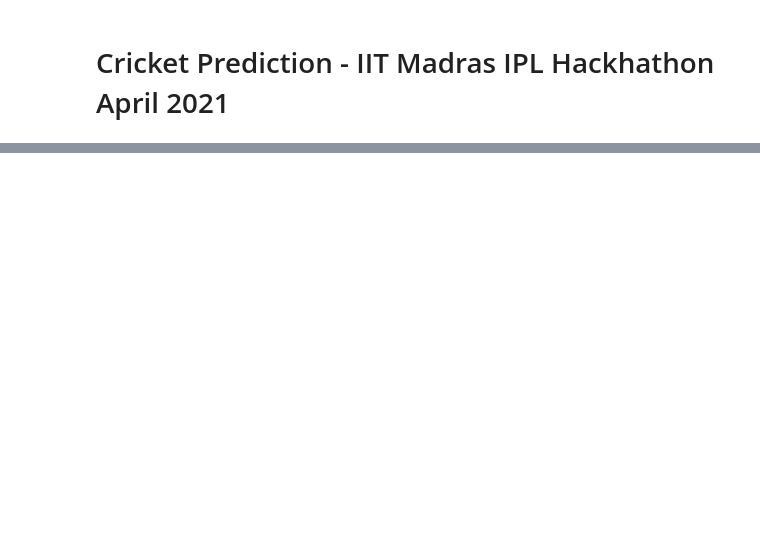
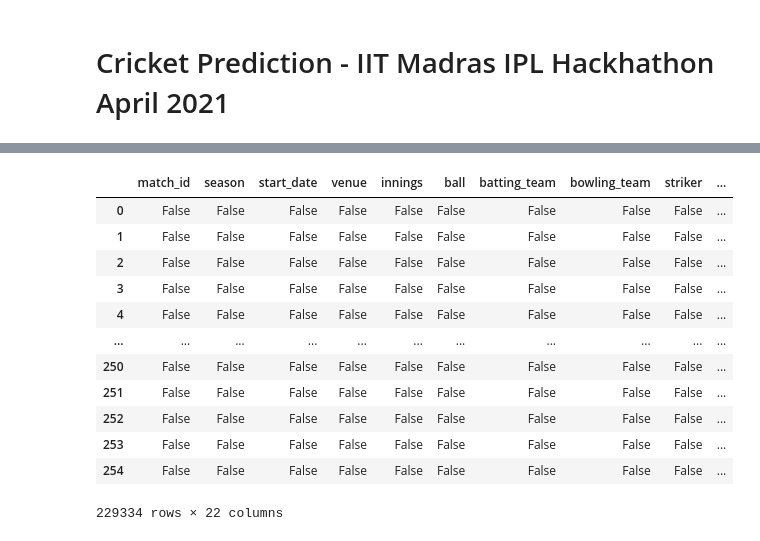
Before and after one commit to praveenraghuvanshi1512/cricket-analytics-and-predictions, a Jupyter notebook: iit-m-hackhathon/cricket-prediction.ipynb, the cells around one changed output, grey strips where cells are left out. Drawn from its saved outputs; the diff is of its cells as text; code cells hidden in the pictures; blank space fills up the shorter version.

```diff
--- a/iit-m-hackhathon/cricket-prediction.ipynb
+++ b/iit-m-hackhathon/cricket-prediction.ipynb
@@ -64,3 +64,14 @@
 
 - Prediction
   - Make prediction by providing data present in input file
+# %%
+import zipfile
+import pandas as pd
+
+ziptrain = zipfile.ZipFile('dataset/t20s_male_csv2.zip')
+
+files_df = []
+
+files_df = [ pd.read_csv(ziptrain.open(f)) for f in ziptrain.namelist() if f.__contains__('csv') ]
+
+concatenated_df = pd.concat(files_df)
@@ -66,0 +118,16 @@
+# %%
+concatenated_df.isna()
+# %% [output]
+|  | match_id | season | start_date | venue | innings | ball | batting_team | bowling_team | striker | ... |
+| 0 | False | False | False | False | False | False | False | False | False | ... |
+| 1 | False | False | False | False | False | False | False | False | False | ... |
+| 2 | False | False | False | False | False | False | False | False | False | ... |
+| 3 | False | False | False | False | False | False | False | False | False | ... |
+| 4 | False | False | False | False | False | False | False | False | False | ... |
+| ... | ... | ... | ... | ... | ... | ... | ... | ... | ... | ... |
+| 250 | False | False | False | False | False | False | False | False | False | ... |
+| 251 | False | False | False | False | False | False | False | False | False | ... |
+| 252 | False | False | False | False | False | False | False | False | False | ... |
+| 253 | False | False | False | False | False | False | False | False | False | ... |
+| 254 | False | False | False | False | False | False | False | False | False | ... |
+229334 rows × 22 columns
```
Also changed, not shown: parts of 10 cells of this notebook.
